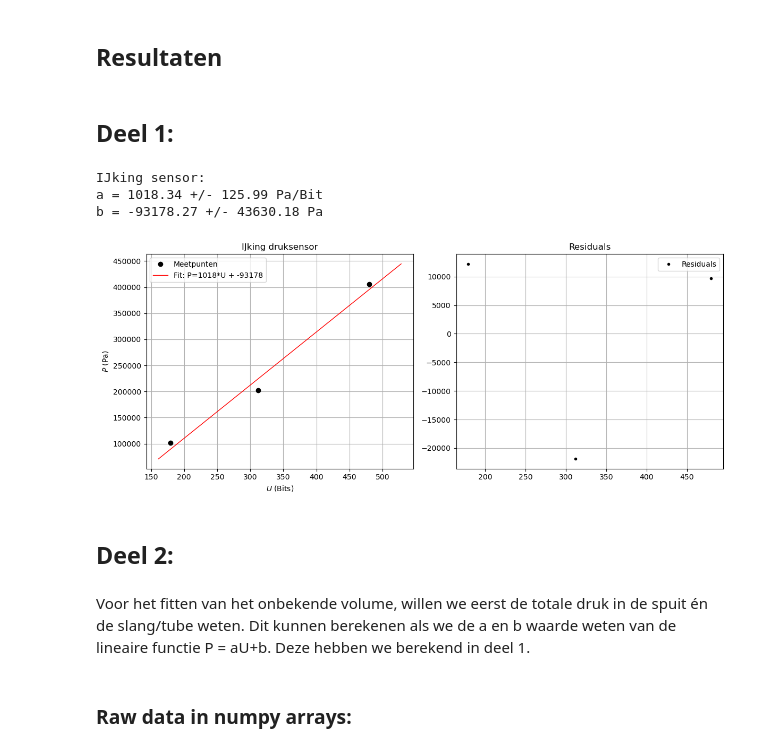
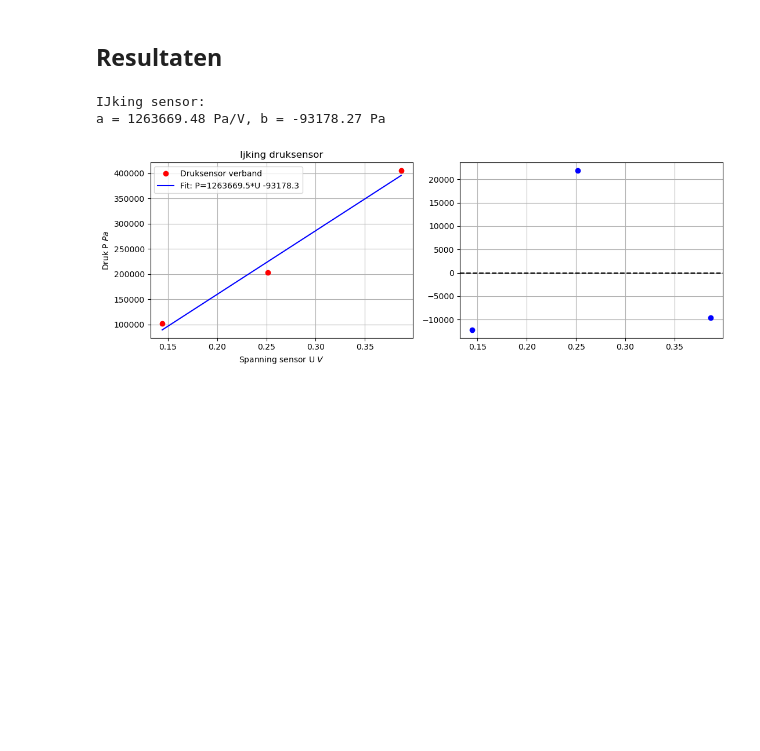
Before and after one commit to NNynke/6508049-en-6533183, a Jupyter notebook: Content/Labs/druksensorijken.ipynb, the cells around one changed output. Saved outputs shown, nothing was run; the diff lists cells and outputs as text; code cells hidden in the pictures; blank space fills up the shorter version.

````diff
--- a/Content/Labs/druksensorijken.ipynb
+++ b/Content/Labs/druksensorijken.ipynb
@@ -66,5 +66,3 @@ Maak gebruik van een systematische fout in het volume om het volume van de tube
 ```
 # %% [markdown]
 ## Resultaten
-# %% [markdown]
-## Deel 1:
@@ -74,0 +73,17 @@ U_3=480 # De gemeten spanning van de Arduino over de spuit bij een spuitvolume v
+# %%
+#Deel 1 (kleine tube):
+
+#Aannnames: temperatuur constant, geen lekken, ideale gaswet geldig, volume van tube is heel klein tov volume van spuit en daarom verwaarloosbaar.
+
+#Volume:
+V_spuit = np.array([40, 20, 10])*1e-3  # mL (door 1e-3 omzetten naar L)
+
+#Spanning:
+U_arduino = np.array([179, 312, 480])  #gemeten spanning bij bepaalde volumes (in bits)
+
+# Meetspanning van sensor (U) in Volt via Arduino ADC * 3.3/4095:
+U_sensor = U_arduino * (3.3/4095)
+
+# Druk bij elk volume berekend via Boyle (Pa): P2 = P1 * (V1 / V2)
+P1 = 101325 #Pa , 1 atm
+P_true = np.array([P1 * (40/40), P1*(40/20), P1*(40/10)])
@@ -75,54 +102,44 @@ U_3=480 # De gemeten spanning van de Arduino over de spuit bij een spuitvolume v
 # %%
+#Deel 1: PU-diagram:
 
-import numpy as np
-import matplotlib.pyplot as plt
-from scipy.optimize import curve_fit
-
-V_spuit = np.array([40, 20, 10])  # mL
-U_Arduino_spuit = np.array([U_1, U_2, U_3])
-P_spuit = np.array([101325, 101325*(40/20), 101325*(40/10)])
-
+#Theoretisch model:  P = a*U + b
 def linear(U, a, b):
     return a*U + b
 
-popt, pcov = curve_fit(linear, U_Arduino_spuit, P_spuit)
-a_fit, b_fit = popt
-a_err, b_err = np.sqrt(np.diag(pcov))
+#Curve fit uitvoeren:
+popt, pcov = curve_fit(linear, U_sensor, P_true)
+a = popt[0]
+a_error = np.sqrt(pcov[0,0])
+b = popt[1]
+b_error = np.sqrt(pcov[1,1])
+
 print("IJking sensor:")
-print(f"a = {a_fit:.2f} +/- {a_err:.2f} Pa/Bit")
-print(f"b = {b_fit:.2f} +/- {b_err:.2f} Pa")
+print(f"a = {a:.2f} Pa/V, b = {b:.2f} Pa")
 
-# Check lineariteit: plot
-U_fit = np.linspace(min(U_Arduino_spuit)*0.9, max(U_Arduino_spuit)*1.1, 100)
-P_fit = linear(U_fit, a_fit, b_fit)
+# Lineariteit checken via plot:
+U_fit = np.linspace(min(U_sensor), max(U_sensor), 100)
+P_fit = linear(U_fit, a, b)
 
-plt.figure(figsize=(12,5))
+plt.figure(figsize=(11,4))
+
 plt.subplot(1,2,1)
-plt.plot(U_Arduino_spuit, P_spuit, 'k.', label='Meetpunten', ms=12)
-plt.plot(U_fit, P_fit, '-', label=f'Fit: P={a_fit:.0f}*U + {b_fit:.0f}', color='red', lw=1)
-plt.xlabel("$U$ (Bits)")
-plt.ylabel("$P$ (Pa)")
-plt.title("IJking druksensor")
+plt.plot(U_sensor, P_true,'ro', label='Druksensor verband')
+plt.plot(U_fit, P_fit, linestyle = '-', color = 'blue', label=f'Fit: P={a:.1f}*U {b:.1f}')
+plt.xlabel("Spanning sensor U $V$")
+plt.ylabel("Druk P $Pa$ ")
+plt.title("Ijking druksensor")
 plt.legend()
 plt.grid(True)
 
-Residuals = P_spuit - linear(U_Arduino_spuit, a_fit, b_fit)
+residuen = linear(U_sensor, a, b) - P_true
 
 plt.subplot(1,2,2)
-plt.plot(U_Arduino_spuit, Residuals, 'k.', label='Residuals')
-plt.legend()
-plt.title('Residuals')
+plt.plot(U_sensor, residuen, 'bo')
+plt.axhline(0, color='black', linestyle='--')
 plt.grid(True)
 plt.tight_layout()
 plt.show()
 # %% [output]
 IJking sensor:
-a = 1018.34 +/- 125.99 Pa/Bit
-b = -93178.27 +/- 43630.18 Pa
+a = 1263669.48 Pa/V, b = -93178.27 Pa
-[figure, old version]
+[figure, new version]
-# %% [markdown]
-## Deel 2:
-# %% [markdown]
-Voor het fitten van het onbekende volume, willen we eerst de totale druk in de spuit én de slang/tube weten. Dit kunnen berekenen als we de a en b waarde weten van de lineaire functie P = aU+b. Deze hebben we berekend in deel 1.
-# %% [markdown]
-### Raw data in numpy arrays:
````
Also changed, not shown: parts of 9 cells of this notebook, 2 other files.
